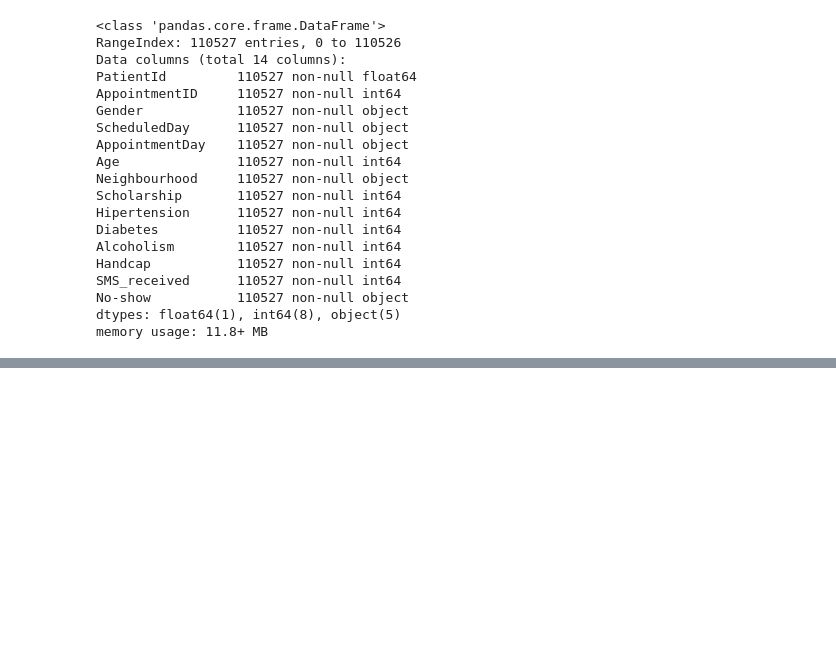
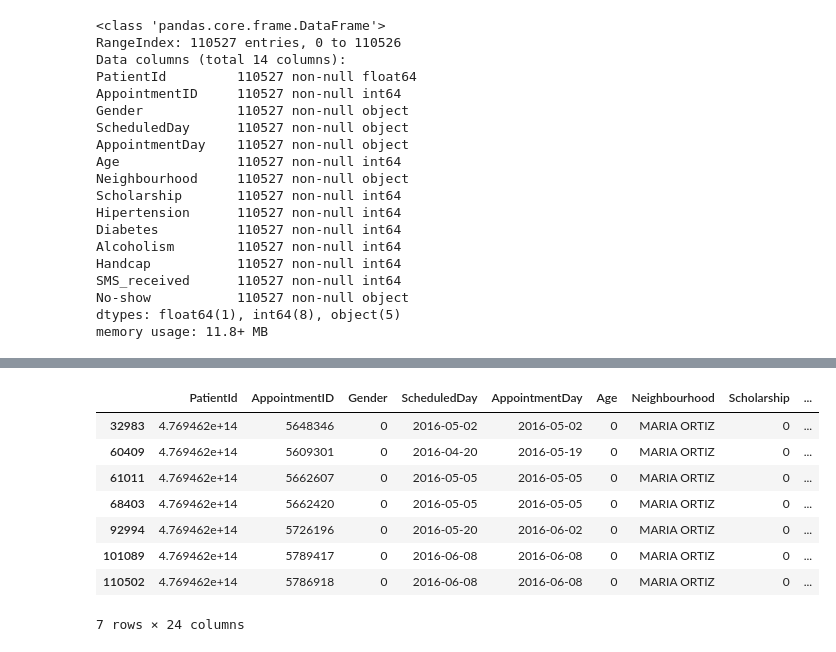
Before and after one commit to hussein073/Medical_Appointment_No_Show, a Jupyter notebook: anna_index.ipynb, the cells around one changed output, grey strips where cells are left out. Cells and saved outputs as stored; diff of their text form; code cells hidden in the pictures; blank space fills up the shorter version.

```diff
--- a/anna_index.ipynb
+++ b/anna_index.ipynb
@@ -115,0 +272,28 @@ for column in X.columns:
+# %%
+df_subset['number_of_previous_apptms'] = df_subset.index
+# %%
+no_shows = []
+for i in df_subset.index:
+    if i == 0:
+        no_shows.append(0)
+    else:
+        df_slice = df_subset.iloc[0:i, :]
+        #print(df_slice)
+        no_shows.append(sum(df_slice['No-show']))
+# %%
+df_subset['number_of_previous_noshows'] = no_shows
+# %%
+df_test = pd.merge(df, df_subset[['AppointmentID', 'number_of_previous_apptms', 'number_of_previous_noshows']],
+              on='AppointmentID', how='left')
+# %%
+df_test[df_test['PatientId'] == 476946211846992.0]
+# %% [output]
+|  | PatientId | AppointmentID | Gender | ScheduledDay | AppointmentDay | Age | Neighbourhood | Scholarship | ... |
+| 32983 | 4.769462e+14 | 5648346 | 0 | 2016-05-02 | 2016-05-02 | 0 | MARIA ORTIZ | 0 | ... |
+| 60409 | 4.769462e+14 | 5609301 | 0 | 2016-04-20 | 2016-05-19 | 0 | MARIA ORTIZ | 0 | ... |
+| 61011 | 4.769462e+14 | 5662607 | 0 | 2016-05-05 | 2016-05-05 | 0 | MARIA ORTIZ | 0 | ... |
+| 68403 | 4.769462e+14 | 5662420 | 0 | 2016-05-05 | 2016-05-05 | 0 | MARIA ORTIZ | 0 | ... |
+| 92994 | 4.769462e+14 | 5726196 | 0 | 2016-05-20 | 2016-06-02 | 0 | MARIA ORTIZ | 0 | ... |
+| 101089 | 4.769462e+14 | 5789417 | 0 | 2016-06-08 | 2016-06-08 | 0 | MARIA ORTIZ | 0 | ... |
+| 110502 | 4.769462e+14 | 5786918 | 0 | 2016-06-08 | 2016-06-08 | 0 | MARIA ORTIZ | 0 | ... |
+7 rows × 24 columns
```
Also changed, not shown: parts of 65 cells of this notebook.
